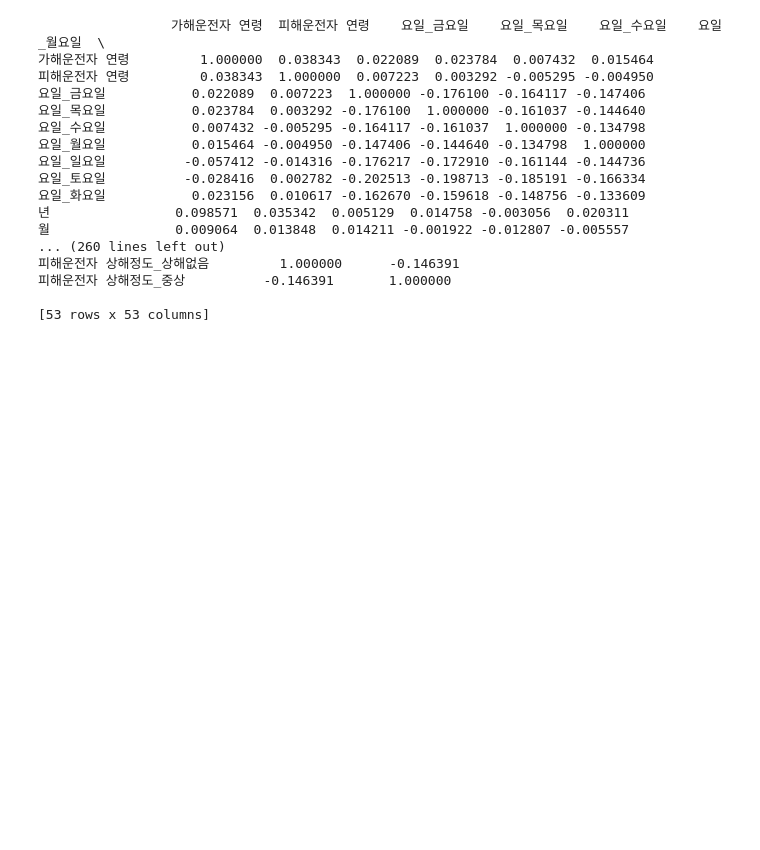
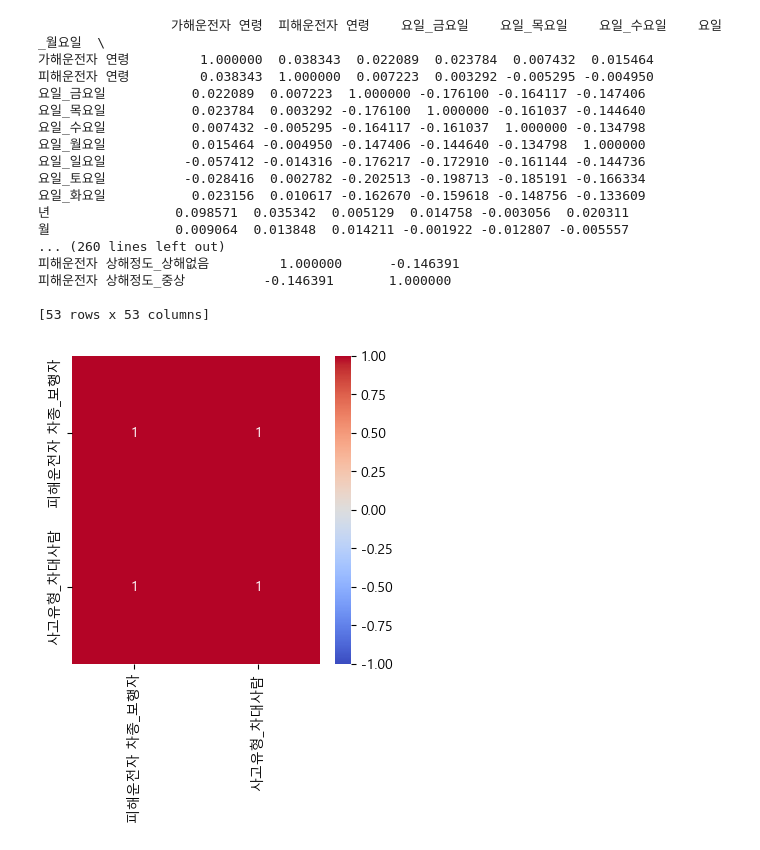
Before and after one commit to Youngjun-Taia/hangover, a Jupyter notebook: data_concat.ipynb, the cells around one changed output. Saved outputs shown, nothing was run; the diff lists cells and outputs as text; code cells hidden in the pictures; blank space fills up the shorter version.

```diff
--- a/data_concat.ipynb
+++ b/data_concat.ipynb
@@ -475,3 +471,9 @@ data = pd.get_dummies(data, columns=['피해운전자 상해정도'])
+# %%
+from sklearn.preprocessing import LabelEncoder
+
+# '사고유형' 열을 레이블 인코딩
+label_encoder = LabelEncoder()
+data['피해운전자 상해정도'] = label_encoder.fit_transform(data['가해운전자 상해정도'])
 # %%
 data.info()
 # %% [output]
@@ -495,2 +507,4 @@ memory usage: 2.0 MB
 # %%
 data = data.drop('사고일시', axis=1)
+# %%
+data = data.drop(columns=['피해운전자 성별_남', '피해운전자 성별_여', '사고유형_차대사람', '도로형태_교차로'])
@@ -516,3 +552,13 @@ print(correlation_matrix)
 피해운전자 상해정도_중상          -0.146391       1.000000
 
 [53 rows x 53 columns]
+# %%
+selected_data = data[['피해운전자 차종_보행자', '사고유형_차대사람']]
+# %%
+corr_matrix = selected_data.corr()
+# %%
+fig, ax = plt.subplots(1, 1, figsize=(4,4))
+sns.heatmap(corr_matrix, annot=True, cmap='coolwarm', vmin=-1, vmax=1)
+plt.show()
+# %% [output]
+[figure, added]
```
Also changed, not shown: parts of 9 cells of this notebook, 2 other files.
